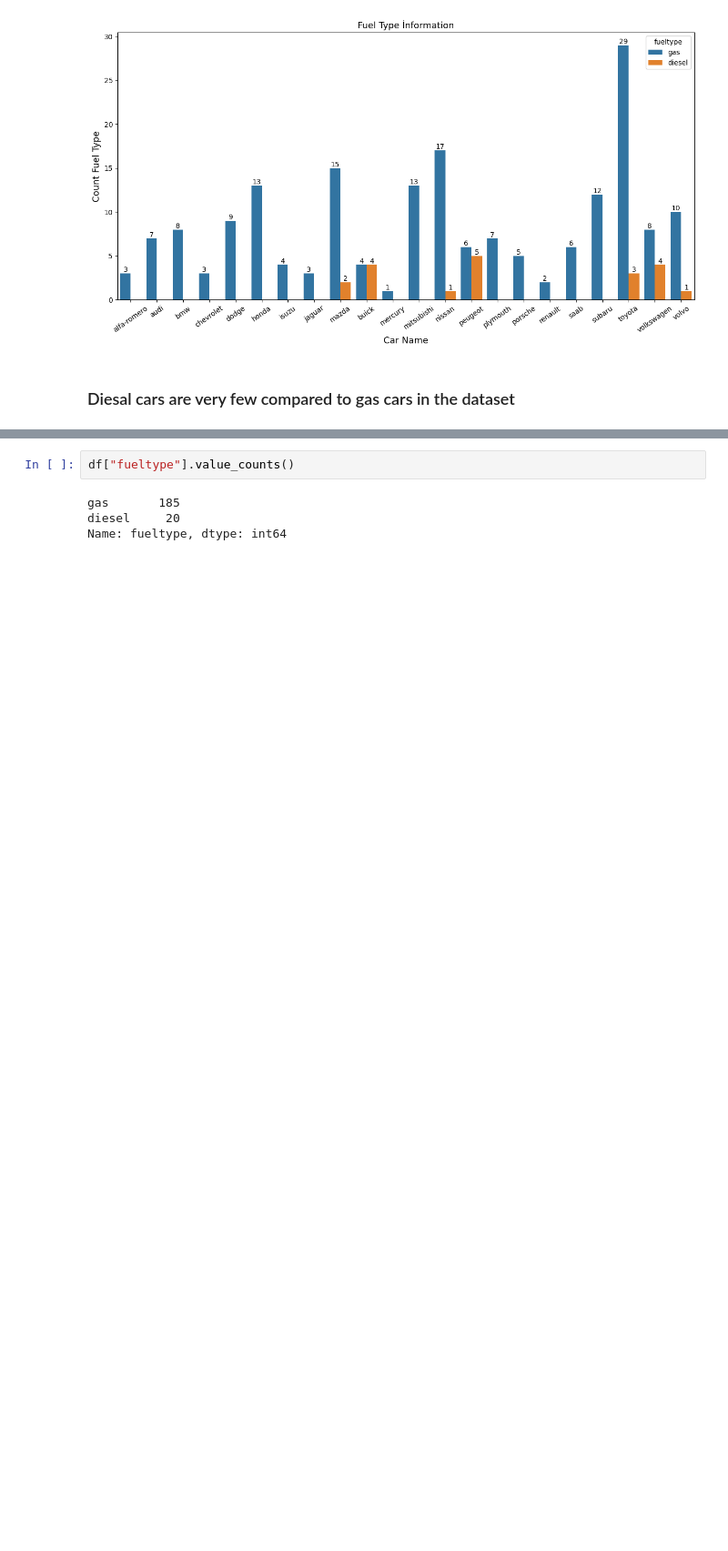
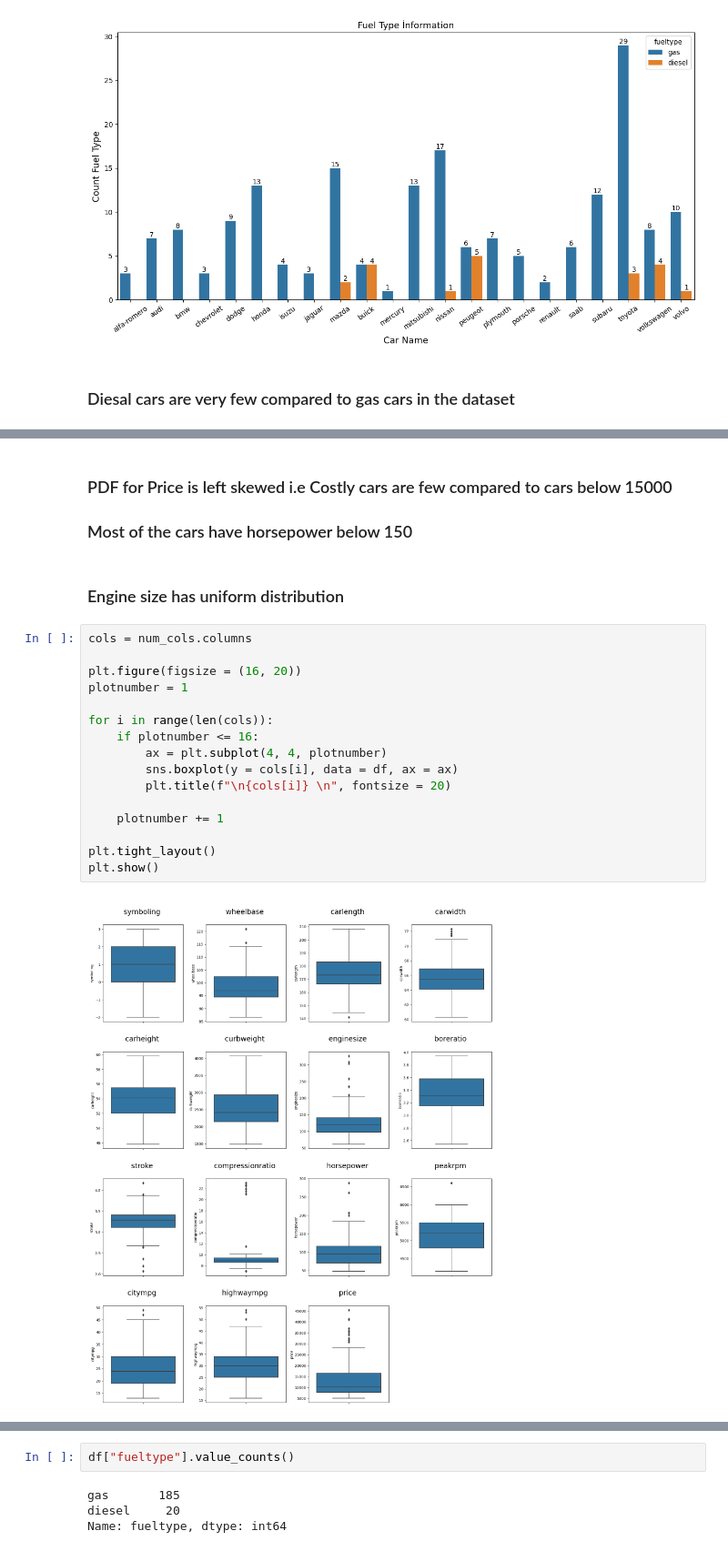
Before and after one commit to Umangsinghal2001/machine-learning, a Jupyter notebook: CarAssignmentEDA.ipynb, the cells around one changed output, grey strips where cells are left out. Shown at 91% size. Drawn from its saved outputs; the diff is of its cells as text; blank space fills up the shorter version.

```diff
--- a/CarAssignmentEDA.ipynb
+++ b/CarAssignmentEDA.ipynb
@@ -234,0 +260,23 @@ plt.show()
+# %% [markdown]
+### PDF for Price is left skewed i.e Costly cars are few compared to cars below 15000
+### Most of the cars have horsepower below 150
+# %% [markdown]
+### Engine size has uniform distribution
+# %%
+cols = num_cols.columns
+
+plt.figure(figsize = (16, 20))
+plotnumber = 1
+
+for i in range(len(cols)):
+    if plotnumber <= 16:
+        ax = plt.subplot(4, 4, plotnumber)
+        sns.boxplot(y = cols[i], data = df, ax = ax)
+        plt.title(f"\n{cols[i]} \n", fontsize = 20)
+
+    plotnumber += 1
+
+plt.tight_layout()
+plt.show()
+# %% [output]
+[figure, added]
```
Also changed, not shown: parts of 67 cells of this notebook.
